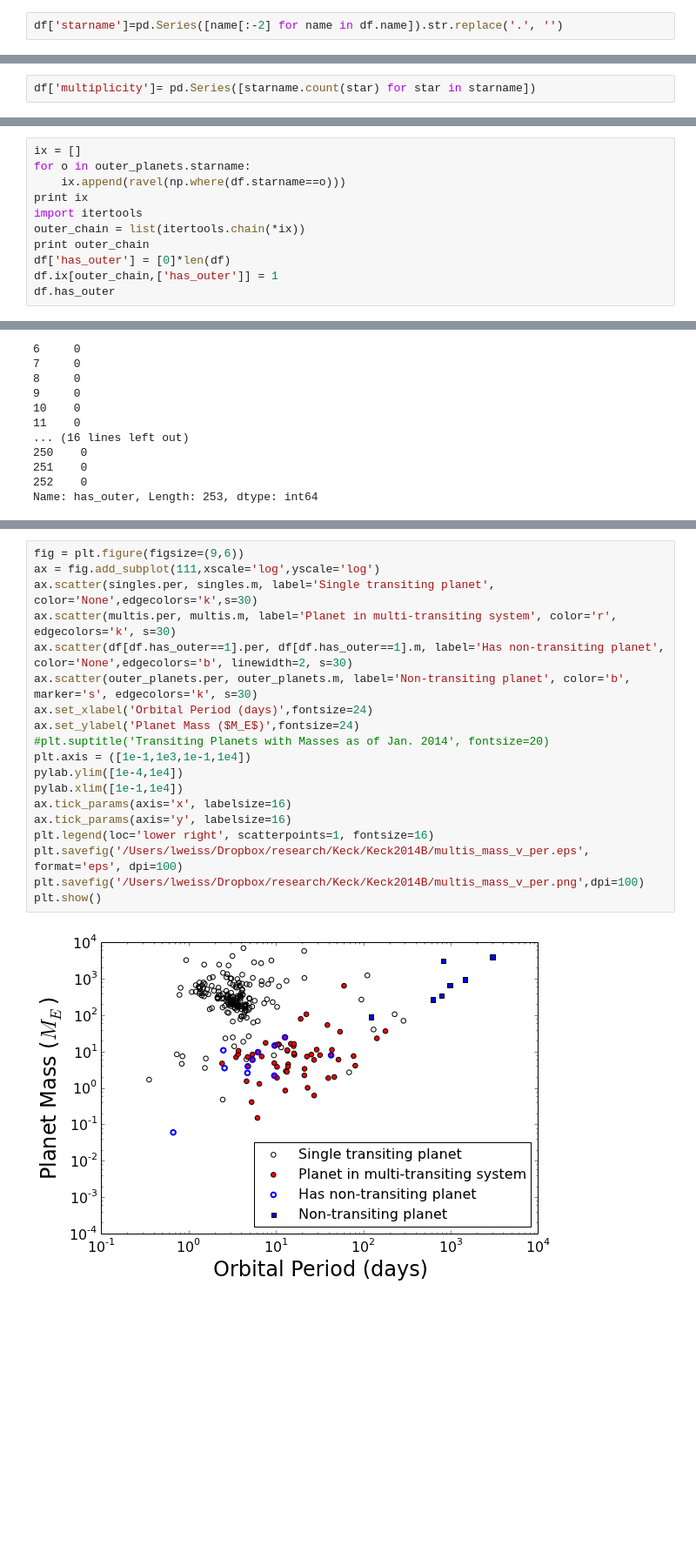
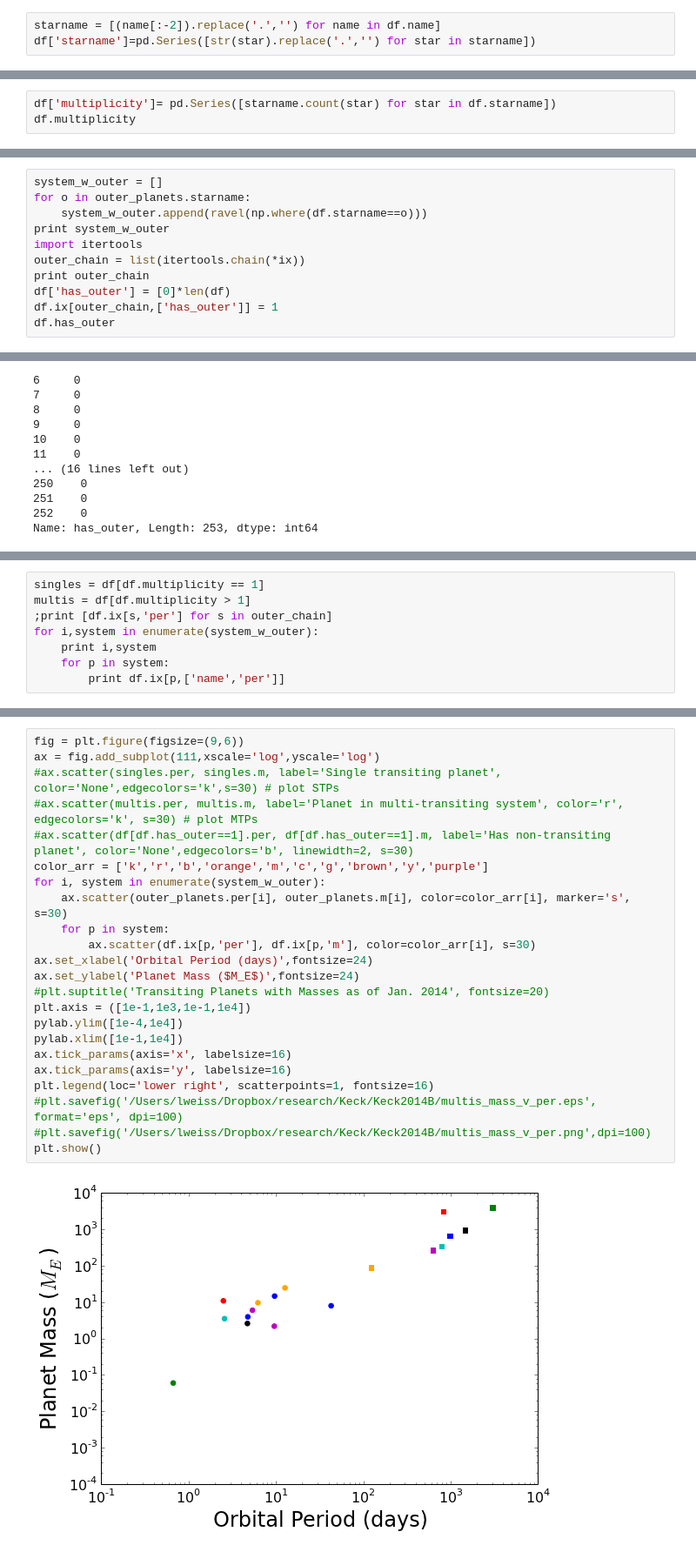
Before and after one commit to sealauren/IDL-programs, a Jupyter notebook: doppler_rvs/75732/multiplanet_stats.ipynb, the cells around one changed output, grey strips where cells are left out. Shown: that part at 87% size. Saved outputs shown, nothing was run; the diff lists cells and outputs as text; blank space fills up the shorter version.

Commit message:
Got multiplanet plot color coded by system.

```diff
--- a/doppler_rvs/75732/multiplanet_stats.ipynb
+++ b/doppler_rvs/75732/multiplanet_stats.ipynb
@@ -28,4 +28,5 @@ flux            5  non-null values
 uflux           5  non-null values
 dtypes: float64(61), object(8)
 # %%
-df['starname']=pd.Series([name[:-2] for name in df.name]).str.replace('.', '')
+starname = [(name[:-2]).replace('.','') for name in df.name]
+df['starname']=pd.Series([str(star).replace('.','') for star in starname])
@@ -52,2 +53,3 @@ Name: starname, Length: 253, dtype: object
 # %%
-df['multiplicity']= pd.Series([starname.count(star) for star in starname])
+df['multiplicity']= pd.Series([starname.count(star) for star in df.starname])
+df.multiplicity
@@ -58,8 +88,8 @@ outer_planets = pd.DataFrame({'starname':['KOI-69','KOI-104','KOI-148','KOI-244'
 # %%
-ix = []
+system_w_outer = []
 for o in outer_planets.starname:
-    ix.append(ravel(np.where(df.starname==o)))
-print ix
+    system_w_outer.append(ravel(np.where(df.starname==o)))
+print system_w_outer
 import itertools
 outer_chain = list(itertools.chain(*ix))
 print outer_chain
@@ -91,0 +119,8 @@ multis = df[df.multiplicity > 1]
+# %%
+singles = df[df.multiplicity == 1]
+multis = df[df.multiplicity > 1]
+;print [df.ix[s,'per'] for s in outer_chain]
+for i,system in enumerate(system_w_outer):
+    print i,system
+    for p in system:
+        print df.ix[p,['name','per']]
@@ -92,21 +145,25 @@ multis = df[df.multiplicity > 1]
 # %%
 fig = plt.figure(figsize=(9,6))
 ax = fig.add_subplot(111,xscale='log',yscale='log')
-ax.scatter(singles.per, singles.m, label='Single transiting planet', color='None',edgecolors='k',s=30)
-ax.scatter(multis.per, multis.m, label='Planet in multi-transiting system', color='r', edgecolors='k', s=30)
-ax.scatter(df[df.has_outer==1].per, df[df.has_outer==1].m, label='Has non-transiting planet', color='None',edgecolors='b', linewidth=2, s=30)
-ax.scatter(outer_planets.per, outer_planets.m, label='Non-transiting planet', color='b', marker='s', edgecolors='k', s=30)
+#ax.scatter(singles.per, singles.m, label='Single transiting planet', color='None',edgecolors='k',s=30) # plot STPs
+#ax.scatter(multis.per, multis.m, label='Planet in multi-transiting system', color='r', edgecolors='k', s=30) # plot MTPs
+#ax.scatter(df[df.has_outer==1].per, df[df.has_outer==1].m, label='Has non-transiting planet', color='None',edgecolors='b', linewidth=2, s=30)
+color_arr = ['k','r','b','orange','m','c','g','brown','y','purple']
+for i, system in enumerate(system_w_outer):
+    ax.scatter(outer_planets.per[i], outer_planets.m[i], color=color_arr[i], marker='s', s=30)
+    for p in system:
+        ax.scatter(df.ix[p,'per'], df.ix[p,'m'], color=color_arr[i], s=30)
 ax.set_xlabel('Orbital Period (days)',fontsize=24)
 ax.set_ylabel('Planet Mass ($M_E$)',fontsize=24)
 #plt.suptitle('Transiting Planets with Masses as of Jan. 2014', fontsize=20)
 plt.axis = ([1e-1,1e3,1e-1,1e4])
 pylab.ylim([1e-4,1e4])
 pylab.xlim([1e-1,1e4])
 ax.tick_params(axis='x', labelsize=16)
 ax.tick_params(axis='y', labelsize=16)
 plt.legend(loc='lower right', scatterpoints=1, fontsize=16)
-plt.savefig('/Users/lweiss/Dropbox/research/Keck/Keck2014B/multis_mass_v_per.eps', format='eps', dpi=100)
-plt.savefig('/Users/lweiss/Dropbox/research/Keck/Keck2014B/multis_mass_v_per.png',dpi=100)
+#plt.savefig('/Users/lweiss/Dropbox/research/Keck/Keck2014B/multis_mass_v_per.eps', format='eps', dpi=100)
+#plt.savefig('/Users/lweiss/Dropbox/research/Keck/Keck2014B/multis_mass_v_per.png',dpi=100)
 plt.show()
 # %% [output]
-[figure, old version]
+[figure, new version]
```
Also changed, not shown: parts of 8 cells of this notebook, 1 other file.
